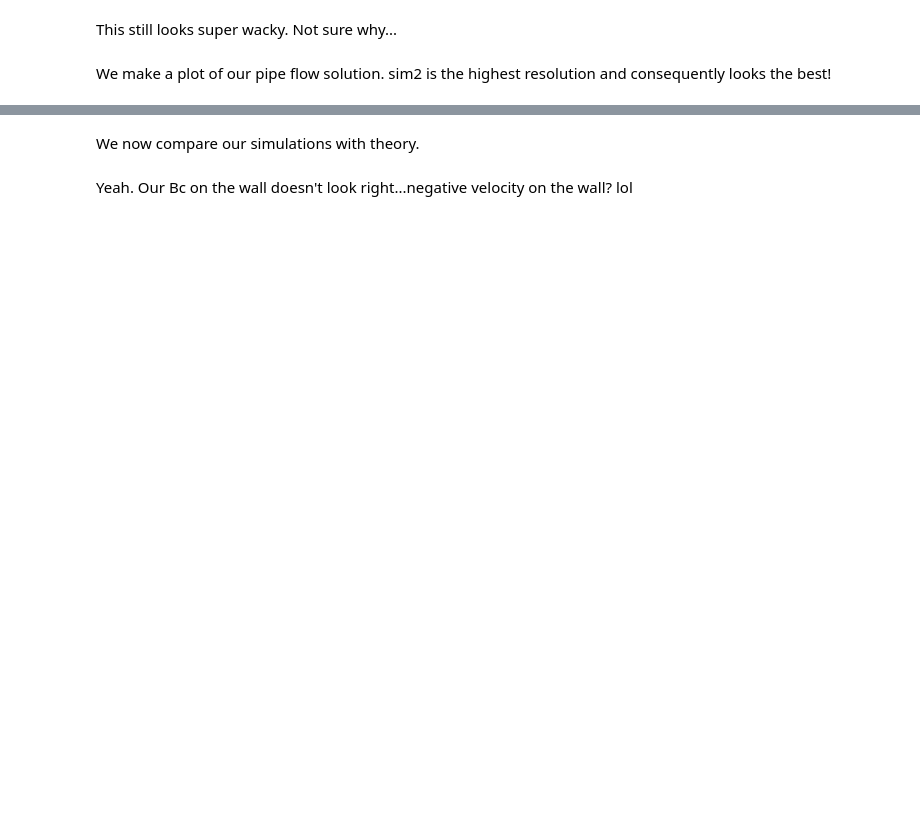
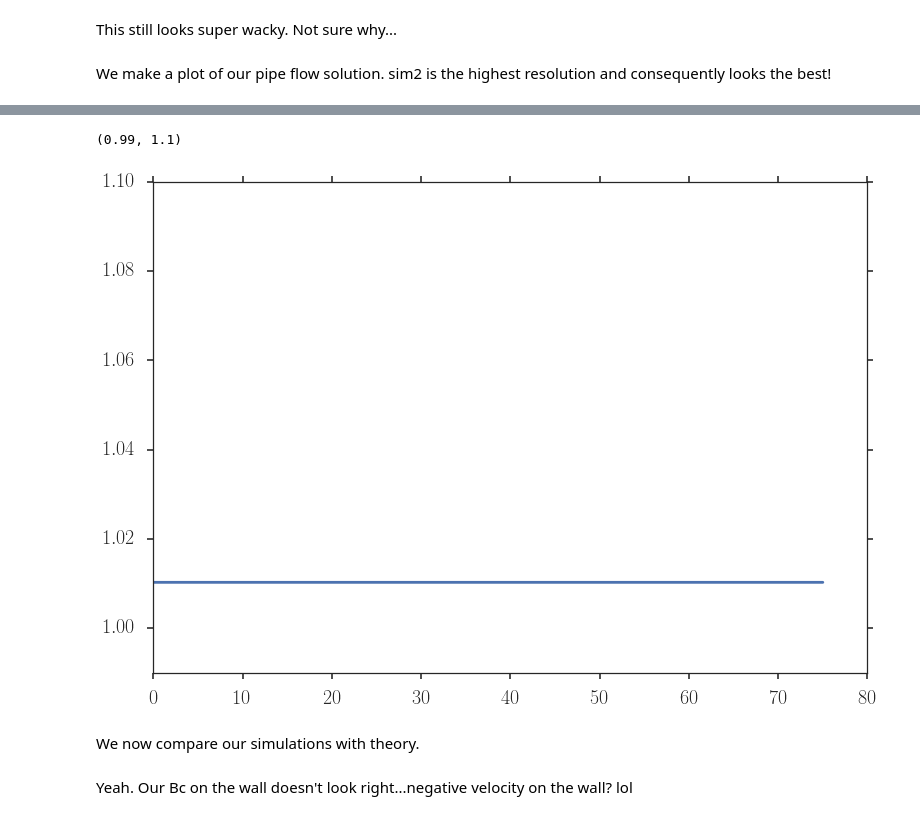
Before and after one commit to latticeboltzmann/2d-lb, a Jupyter notebook: docs/opencl_dimensionless_verification.ipynb, the cells around one changed output, grey strips where cells are left out. Saved outputs shown, nothing was run; the diff lists cells and outputs as text; code cells hidden in the pictures; blank space fills up the shorter version.

```diff
--- a/docs/opencl_dimensionless_verification.ipynb
+++ b/docs/opencl_dimensionless_verification.ipynb
@@ -207,3 +204,10 @@ plt.colorbar(im, cax=cax)
+# %%
+plt.plot(fields['rho'].T[:, 0])
+
+plt.ylim(.99,1.1)
+# %% [output]
+(0.99, 1.1)
+[figure, added]
 # %%
 sns.set_style('ticks')
 # %%
```
Also changed, not shown: parts of 5 cells of this notebook.
